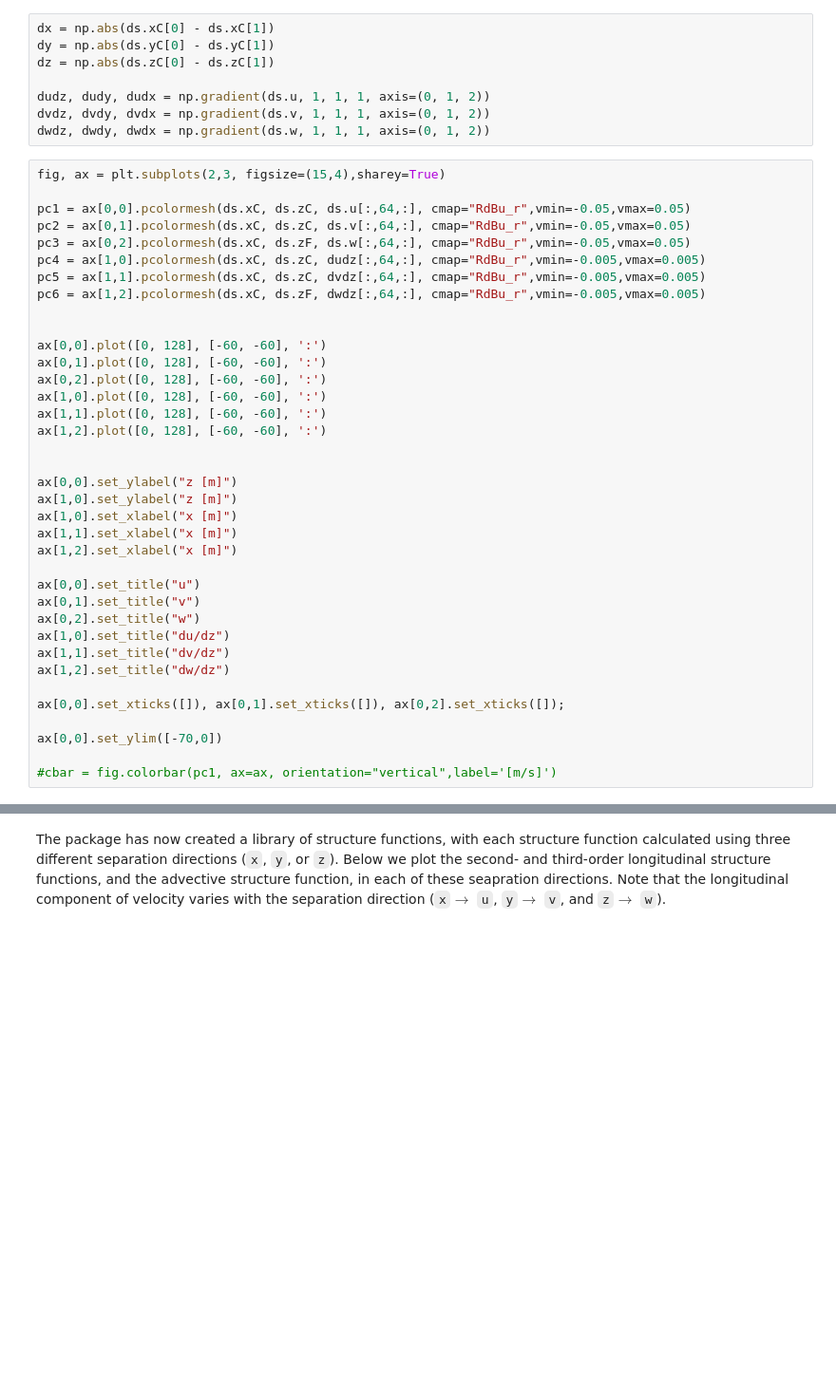
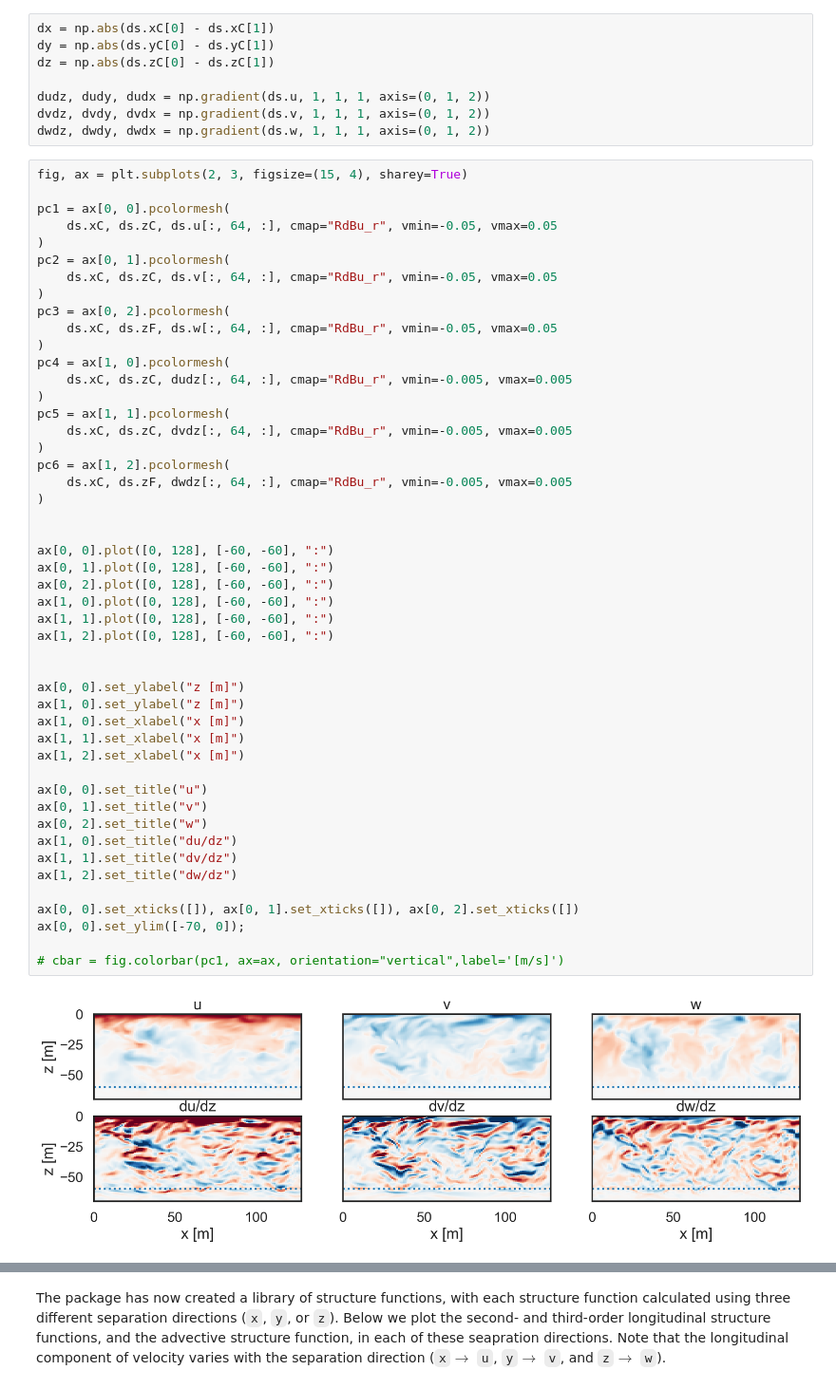
Before and after one commit to cassidymwagner/fluidsf, a Jupyter notebook: docs/source/langmuir_3d_ex.ipynb, the cells around one changed output, grey strips where cells are left out. Shown at 95% size. Saved outputs shown, nothing was run; the diff lists cells and outputs as text; blank space fills up the shorter version.

```diff
--- a/docs/source/langmuir_3d_ex.ipynb
+++ b/docs/source/langmuir_3d_ex.ipynb
@@ -27,40 +26,53 @@ dudz, dudy, dudx = np.gradient(ds.u, 1, 1, 1, axis=(0, 1, 2))
 dvdz, dvdy, dvdx = np.gradient(ds.v, 1, 1, 1, axis=(0, 1, 2))
 dwdz, dwdy, dwdx = np.gradient(ds.w, 1, 1, 1, axis=(0, 1, 2))
 # %%
-fig, ax = plt.subplots(2,3, figsize=(15,4),sharey=True)
+fig, ax = plt.subplots(2, 3, figsize=(15, 4), sharey=True)
 
-pc1 = ax[0,0].pcolormesh(ds.xC, ds.zC, ds.u[:,64,:], cmap="RdBu_r",vmin=-0.05,vmax=0.05)
-pc2 = ax[0,1].pcolormesh(ds.xC, ds.zC, ds.v[:,64,:], cmap="RdBu_r",vmin=-0.05,vmax=0.05)
-pc3 = ax[0,2].pcolormesh(ds.xC, ds.zF, ds.w[:,64,:], cmap="RdBu_r",vmin=-0.05,vmax=0.05)
-pc4 = ax[1,0].pcolormesh(ds.xC, ds.zC, dudz[:,64,:], cmap="RdBu_r",vmin=-0.005,vmax=0.005)
-pc5 = ax[1,1].pcolormesh(ds.xC, ds.zC, dvdz[:,64,:], cmap="RdBu_r",vmin=-0.005,vmax=0.005)
-pc6 = ax[1,2].pcolormesh(ds.xC, ds.zF, dwdz[:,64,:], cmap="RdBu_r",vmin=-0.005,vmax=0.005)
+pc1 = ax[0, 0].pcolormesh(
+    ds.xC, ds.zC, ds.u[:, 64, :], cmap="RdBu_r", vmin=-0.05, vmax=0.05
+)
+pc2 = ax[0, 1].pcolormesh(
+    ds.xC, ds.zC, ds.v[:, 64, :], cmap="RdBu_r", vmin=-0.05, vmax=0.05
+)
+pc3 = ax[0, 2].pcolormesh(
+    ds.xC, ds.zF, ds.w[:, 64, :], cmap="RdBu_r", vmin=-0.05, vmax=0.05
+)
+pc4 = ax[1, 0].pcolormesh(
+    ds.xC, ds.zC, dudz[:, 64, :], cmap="RdBu_r", vmin=-0.005, vmax=0.005
+)
+pc5 = ax[1, 1].pcolormesh(
+    ds.xC, ds.zC, dvdz[:, 64, :], cmap="RdBu_r", vmin=-0.005, vmax=0.005
+)
+pc6 = ax[1, 2].pcolormesh(
+    ds.xC, ds.zF, dwdz[:, 64, :], cmap="RdBu_r", vmin=-0.005, vmax=0.005
+)
 
 
-ax[0,0].plot([0, 128], [-60, -60], ':')
-ax[0,1].plot([0, 128], [-60, -60], ':')
-ax[0,2].plot([0, 128], [-60, -60], ':')
-ax[1,0].plot([0, 128], [-60, -60], ':')
-ax[1,1].plot([0, 128], [-60, -60], ':')
-ax[1,2].plot([0, 128], [-60, -60], ':')
+ax[0, 0].plot([0, 128], [-60, -60], ":")
+ax[0, 1].plot([0, 128], [-60, -60], ":")
+ax[0, 2].plot([0, 128], [-60, -60], ":")
+ax[1, 0].plot([0, 128], [-60, -60], ":")
+ax[1, 1].plot([0, 128], [-60, -60], ":")
+ax[1, 2].plot([0, 128], [-60, -60], ":")
 
 
-ax[0,0].set_ylabel("z [m]")
-ax[1,0].set_ylabel("z [m]")
-ax[1,0].set_xlabel("x [m]")
-ax[1,1].set_xlabel("x [m]")
-ax[1,2].set_xlabel("x [m]")
+ax[0, 0].set_ylabel("z [m]")
+ax[1, 0].set_ylabel("z [m]")
+ax[1, 0].set_xlabel("x [m]")
+ax[1, 1].set_xlabel("x [m]")
+ax[1, 2].set_xlabel("x [m]")
 
-ax[0,0].set_title("u")
-ax[0,1].set_title("v")
-ax[0,2].set_title("w")
-ax[1,0].set_title("du/dz")
-ax[1,1].set_title("dv/dz")
-ax[1,2].set_title("dw/dz")
+ax[0, 0].set_title("u")
+ax[0, 1].set_title("v")
+ax[0, 2].set_title("w")
+ax[1, 0].set_title("du/dz")
+ax[1, 1].set_title("dv/dz")
+ax[1, 2].set_title("dw/dz")
 
-ax[0,0].set_xticks([]), ax[0,1].set_xticks([]), ax[0,2].set_xticks([]);
+ax[0, 0].set_xticks([]), ax[0, 1].set_xticks([]), ax[0, 2].set_xticks([])
+ax[0, 0].set_ylim([-70, 0]);
 
-ax[0,0].set_ylim([-70,0])
-
-#cbar = fig.colorbar(pc1, ax=ax, orientation="vertical",label='[m/s]')
+# cbar = fig.colorbar(pc1, ax=ax, orientation="vertical",label='[m/s]')
+# %% [output]
+[figure, added]
 # %%
```
Also changed, not shown: parts of 6 cells of this notebook, 1 other file.
